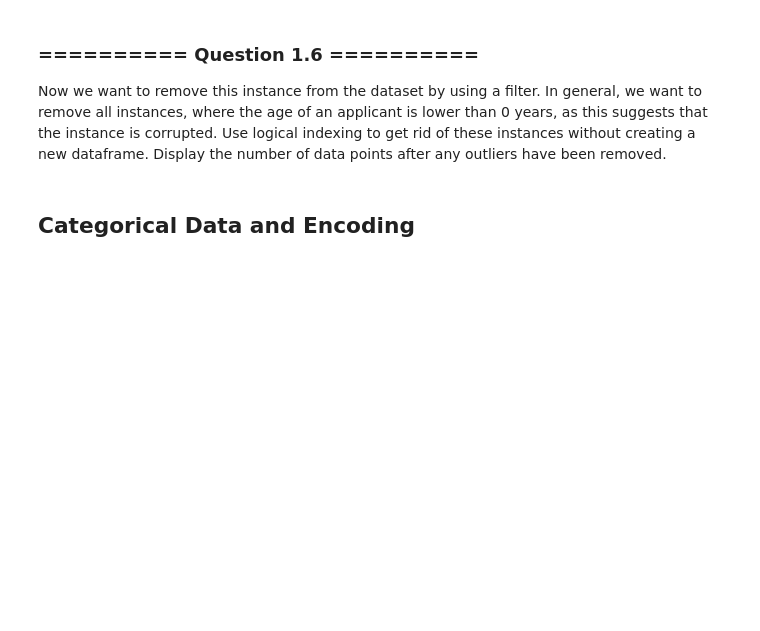
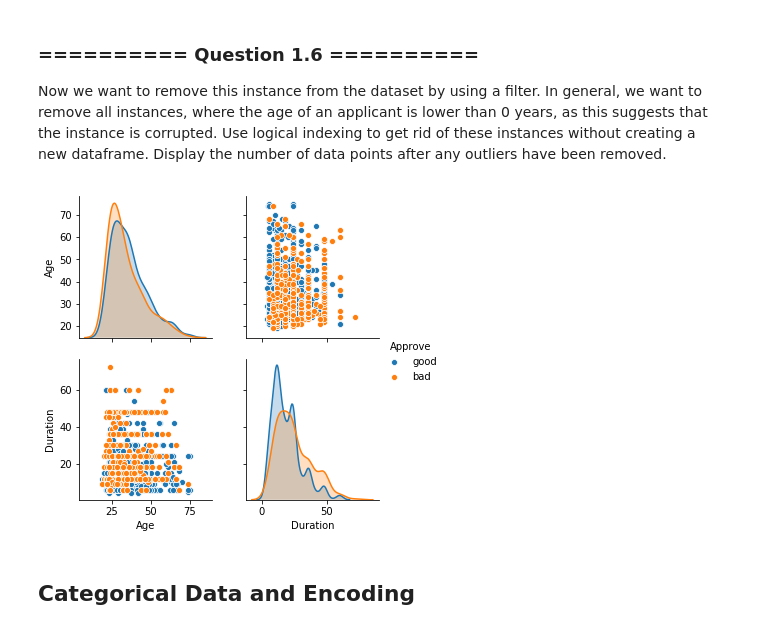
Before and after one commit to berlindaniel/iaml-labs, a Jupyter notebook: Labs/02 - Decision Trees and Linear Regression.ipynb, the cells around one changed output. Cells and saved outputs as stored; diff of their text form; code cells hidden in the pictures; blank space fills up the shorter version.

```diff
--- a/Labs/02 - Decision Trees and Linear Regression.ipynb
+++ b/Labs/02 - Decision Trees and Linear Regression.ipynb
@@ -121,3 +119,9 @@ Now we want to remove this instance from the dataset by using a filter. In gener
+# %%
+# Your Code goes here:
+credit = credit[credit['Age'] >= 0]
+g = sns.pairplot(credit, hue="Approve", vars=["Age", "Duration"])
+# %% [output]
+[figure, added]
 # %% [markdown]
 ## Categorical Data and Encoding
 # %% [markdown]
```
Also changed, not shown: parts of 4 cells of this notebook, 1 other file.
